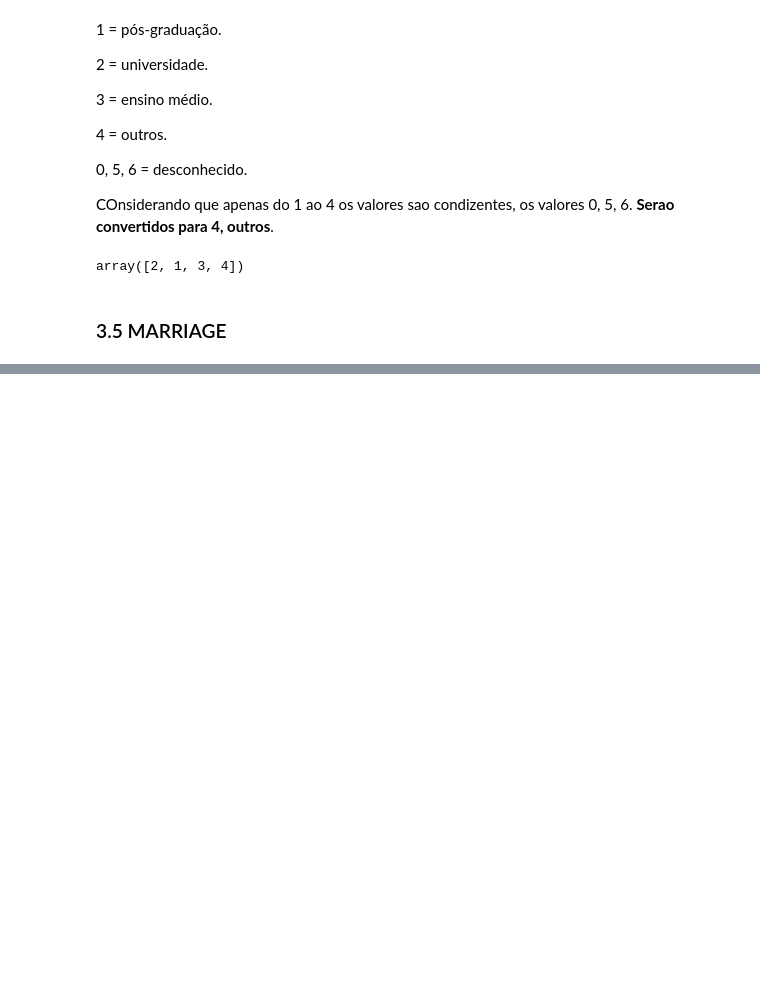
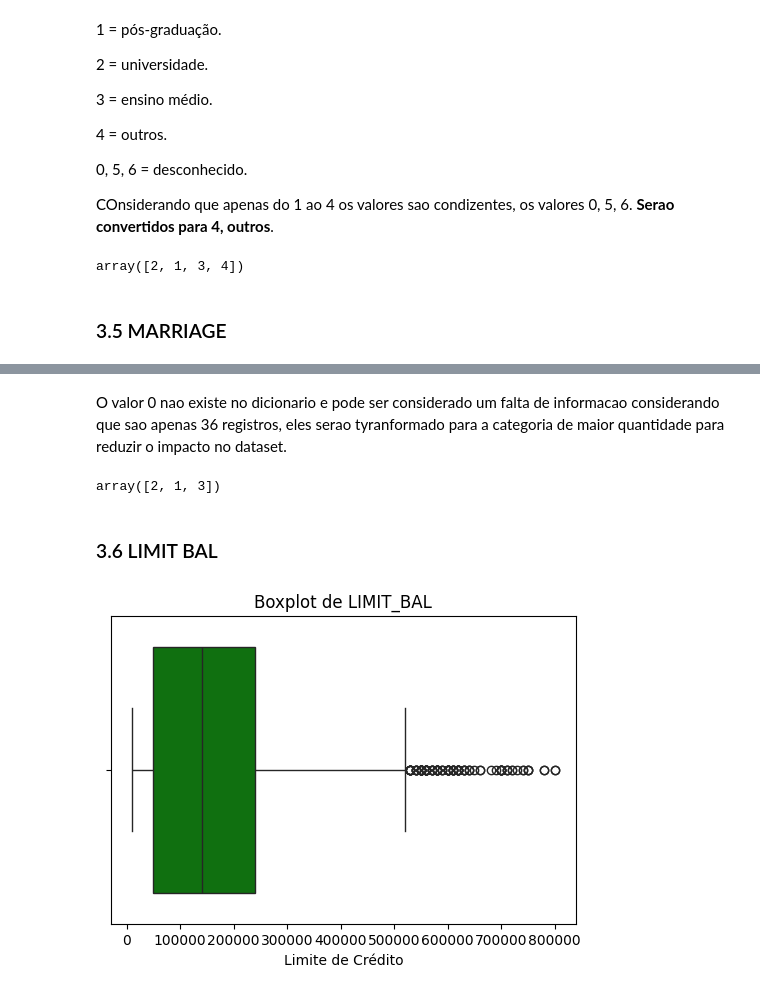
Before and after one commit to HammadN98/inadimplencia_em_cartoes_de_credito, a Jupyter notebook: inadimplecia_credito.ipynb, the cells around one changed output, grey strips where cells are left out. Drawn from its saved outputs; the diff is of its cells as text; code cells hidden in the pictures; blank space fills up the shorter version.

```diff
--- a/inadimplecia_credito.ipynb
+++ b/inadimplecia_credito.ipynb
@@ -296,0 +312,17 @@ array([2, 1, 3, 4])
+# %% [markdown]
+O valor 0 nao existe no dicionario e pode ser considerado um falta de informacao considerando que sao apenas 36 registros, eles serao tyranformado para a categoria de maior quantidade para reduzir o impacto no dataset.
+# %%
+dados['MARRIAGE'] = dados['MARRIAGE'].replace({0:2})
+dados['MARRIAGE'].unique()
+# %% [output]
+array([2, 1, 3])
+# %% [markdown]
+### 3.6 LIMIT BAL
+# %%
+plt.figure(figsize=(6, 4))
+sns.boxplot(x=dados['LIMIT_BAL'], color='green')
+plt.title('Boxplot de LIMIT_BAL')
+plt.xlabel('Limite de Crédito')
+plt.show()
+# %% [output]
+[figure, added]
```
Also changed, not shown: parts of 3 cells of this notebook.
